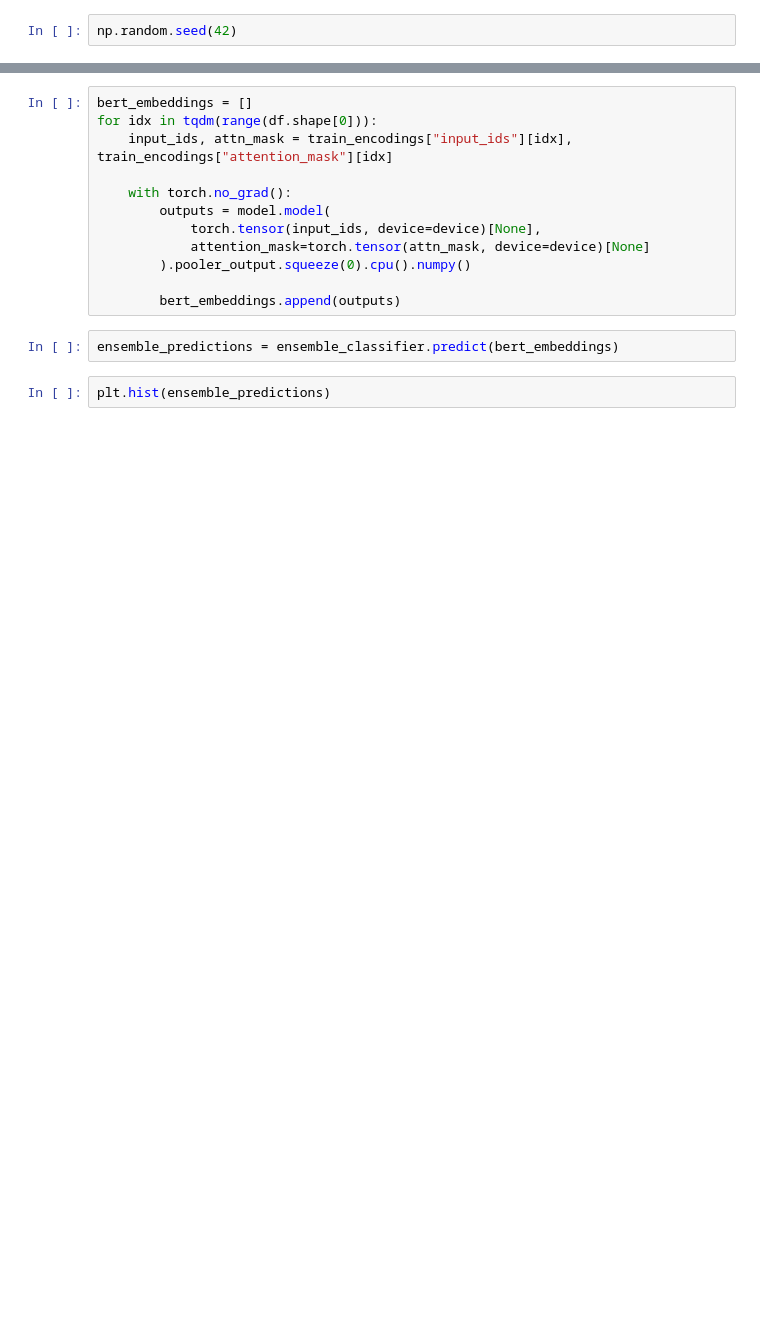
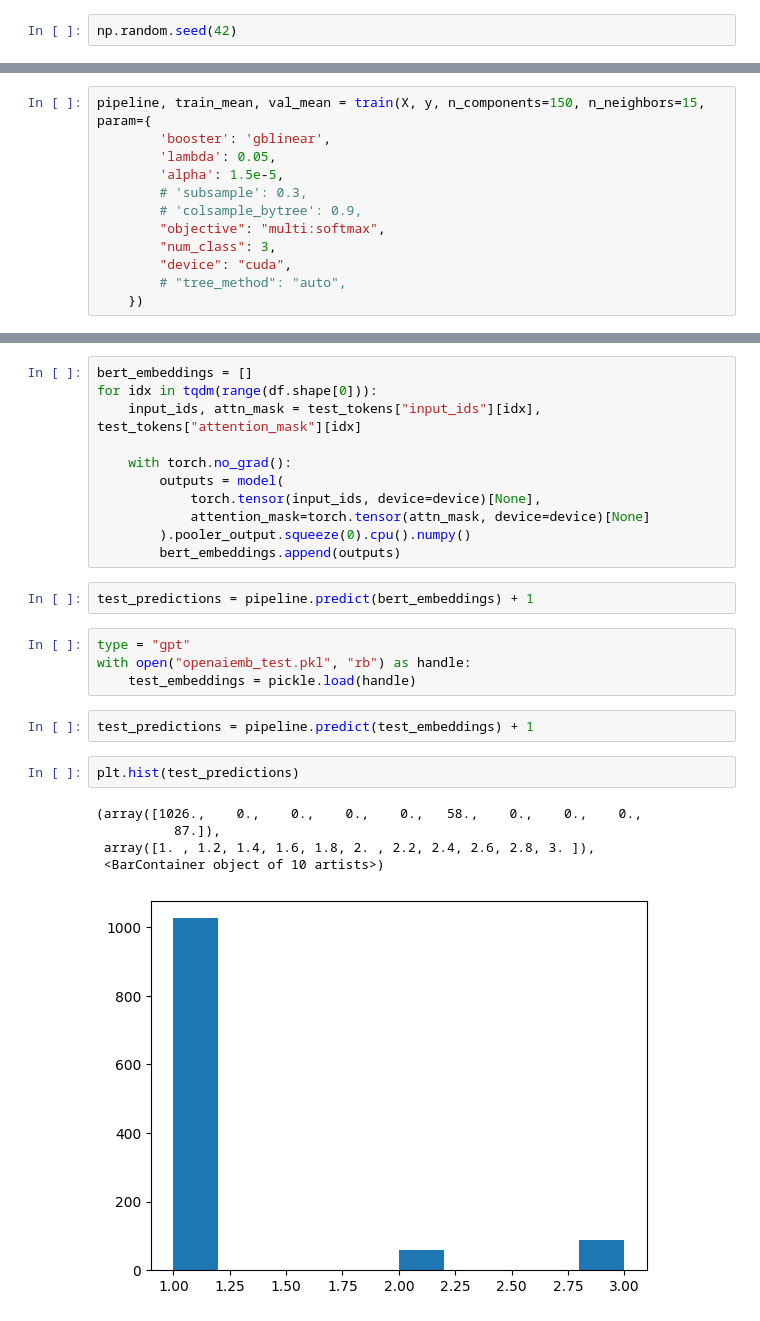
Before and after one commit to bohdanhlovatskyi/disinformation_detection, a Jupyter notebook: SKLearnTime.ipynb, the cells around one changed output, grey strips where cells are left out. Drawn from its saved outputs; the diff is of its cells as text; blank space fills up the shorter version.

```diff
--- a/SKLearnTime.ipynb
+++ b/SKLearnTime.ipynb
@@ -154,0 +311,12 @@ ensemble_classifier.fit(X, y)
+# %%
+pipeline, train_mean, val_mean = train(X, y, n_components=150, n_neighbors=15, param={
+        'booster': 'gblinear',
+        'lambda': 0.05,
+        'alpha': 1.5e-5,
+        # 'subsample': 0.3,
+        # 'colsample_bytree': 0.9,
+        "objective": "multi:softmax",
+        "num_class": 3,
+        "device": "cuda",
+        # "tree_method": "auto",
+    })
@@ -159,16 +486,27 @@ train_encodings = model.tokenizer(list(texts), truncation=True, padding=True, ma
 # %%
 bert_embeddings = []
 for idx in tqdm(range(df.shape[0])):
-    input_ids, attn_mask = train_encodings["input_ids"][idx], train_encodings["attention_mask"][idx]
+    input_ids, attn_mask = test_tokens["input_ids"][idx], test_tokens["attention_mask"][idx]
 
     with torch.no_grad():
-        outputs = model.model(
+        outputs = model(
             torch.tensor(input_ids, device=device)[None],
             attention_mask=torch.tensor(attn_mask, device=device)[None]
         ).pooler_output.squeeze(0).cpu().numpy()
-
         bert_embeddings.append(outputs)
-# %%
-ensemble_predictions = ensemble_classifier.predict(bert_embeddings)
+# %%
+test_predictions = pipeline.predict(bert_embeddings) + 1
+# %%
+type = "gpt"
+with open("openaiemb_test.pkl", "rb") as handle:
+    test_embeddings = pickle.load(handle)
+# %%
+test_predictions = pipeline.predict(test_embeddings) + 1
 # %%
-plt.hist(ensemble_predictions)
+plt.hist(test_predictions)
+# %% [output]
+(array([1026.,    0.,    0.,    0.,    0.,   58.,    0.,    0.,    0.,
+          87.]),
+ array([1. , 1.2, 1.4, 1.6, 1.8, 2. , 2.2, 2.4, 2.6, 2.8, 3. ]),
+ <BarContainer object of 10 artists>)
+[figure, added]
```
Also changed, not shown: parts of 62 cells of this notebook, 7 other files.
